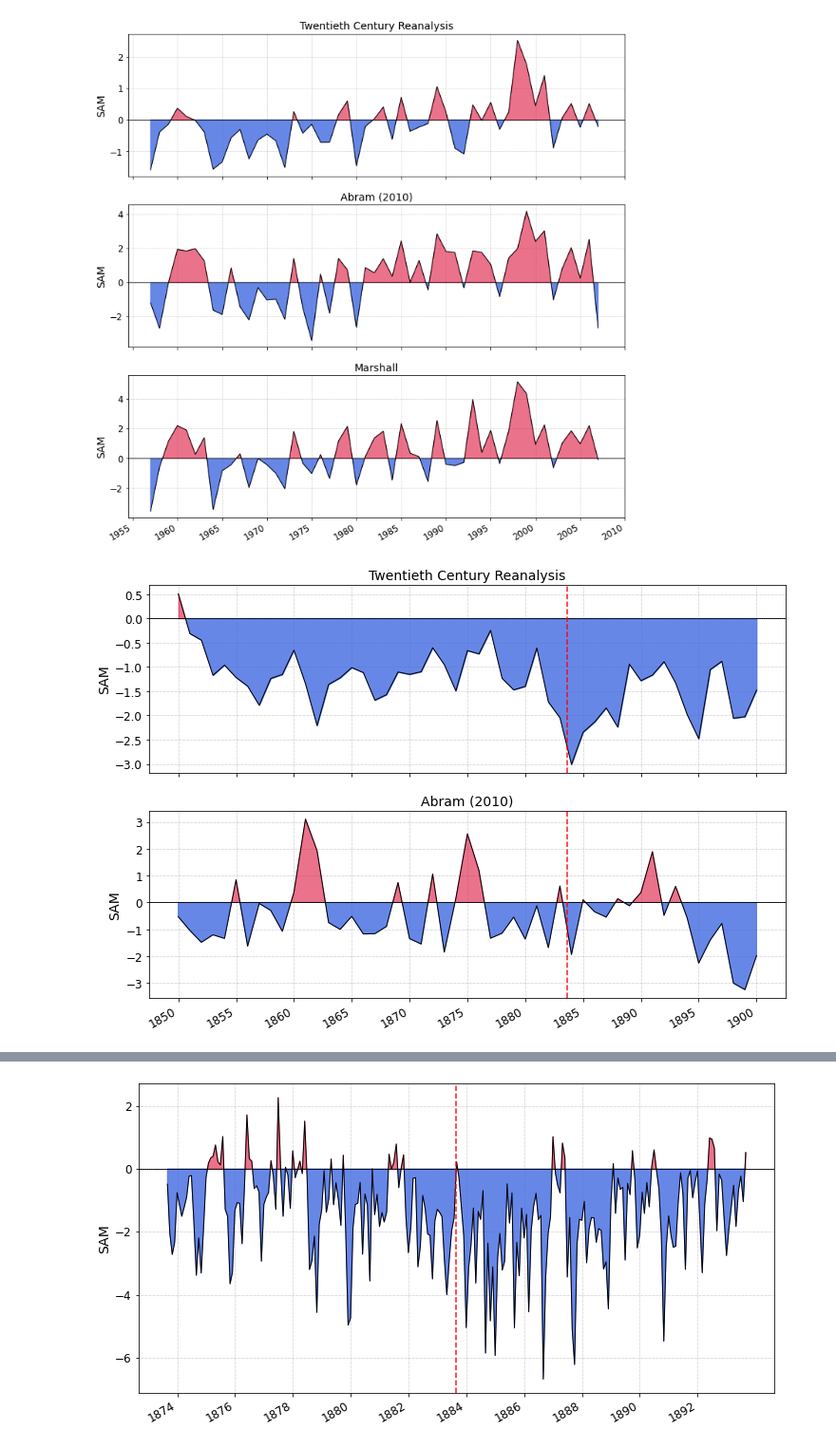
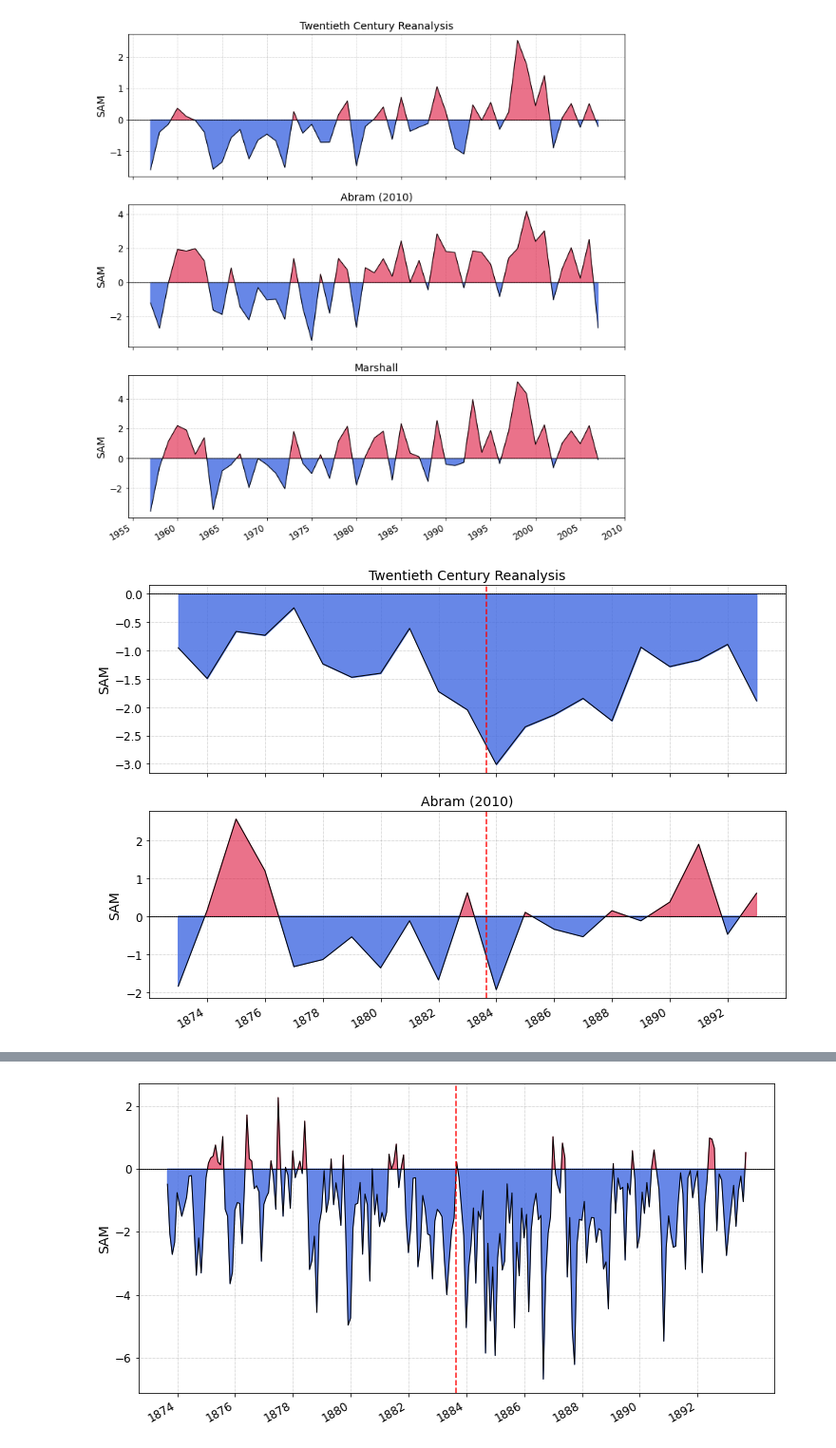
Before and after one commit to kbongi/reanalysis, a Jupyter notebook: R_SAM_plots_2021.08.17.ipynb, the cells around one changed output, grey strips where cells are left out. Shown at 95% size. Cells and saved outputs as stored; diff of their text form; code cells hidden in the pictures.

```diff
--- a/R_SAM_plots_2021.08.17.ipynb
+++ b/R_SAM_plots_2021.08.17.ipynb
@@ -142,22 +142,22 @@ plt.savefig('R_timeseries_year_SAM_compare.png', dpi=300, bbox_inches='tight')
 # %%
 fig, axes = plt.subplots(2, 1, sharex=True, figsize=(12,8))
 
-start_date, end_date = '1850-01','1900-01'
+start_date, end_date = '1873-01','1893-01'
 ds = R_SAM.prmsl.sel(time=slice(start_date, end_date)).resample(time='YS').mean(dim='time')
 fplot.SAM_plot(ds, ax = axes[0], e_date=e_date)
 
 ds1 = SAM_abram.SAM_Index.sel(time=slice(start_date, end_date))
 fplot.SAM_plot(ds1, ax = axes[1], e_date=e_date)
 
 #set the frequency of the xticks
-years = pd.date_range(pd.to_datetime(start_date), pd.to_datetime(end_date), freq='5YS')
+years = pd.date_range(pd.to_datetime(start_date)+1*pd.offsets.YearBegin(), pd.to_datetime(end_date), freq='2YS')
 axes[0].set_xticks(years.values)
 axes[0].set_xticklabels(years.year) # .year shows only the year (not month)
 
 # set axis titles
 axes[0].set(title = 'Twentieth Century Reanalysis')
 axes[1].set(title = 'Abram (2010)')
 
 plt.savefig('R_timeseries_year_SAM_abram+20CR.png', dpi=300, bbox_inches='tight')
 # %% [output]
-[figure, old version]
+[figure, new version]
```
Also changed, not shown: parts of 4 cells of this notebook.
